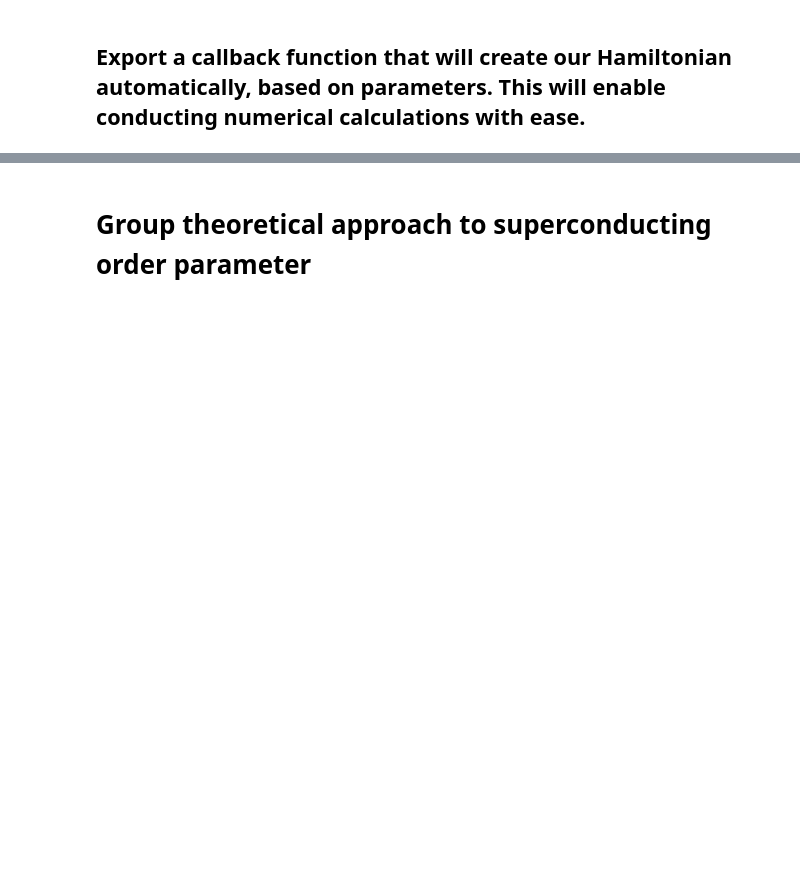
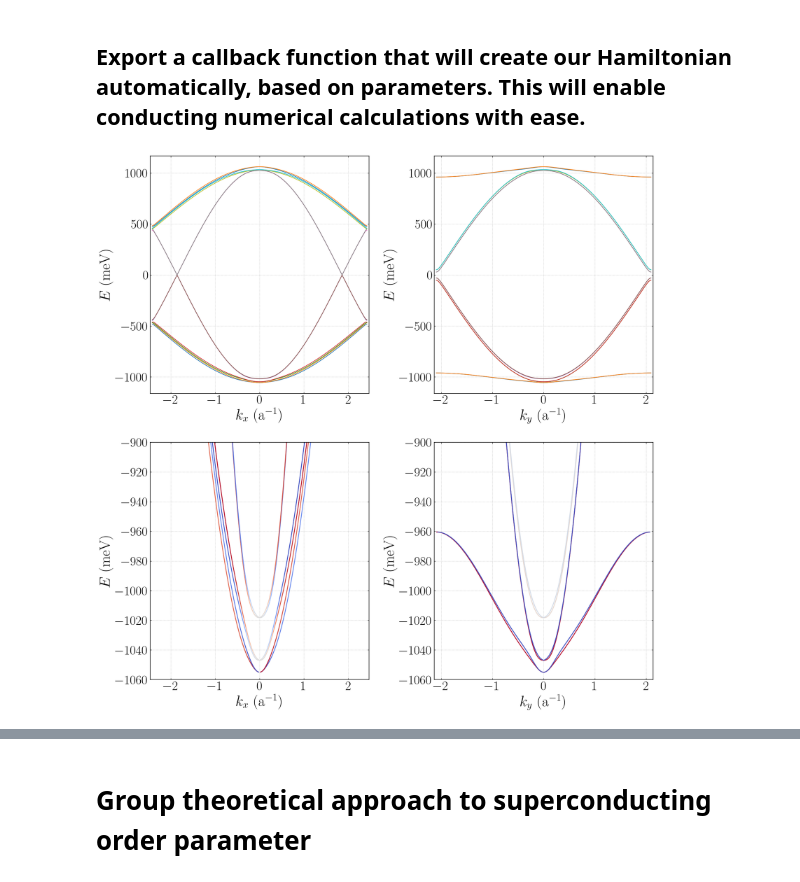
Before and after one commit to j-czarnecki/LAO-STO, a Jupyter notebook: Symbolic/SuperconductingGapSymmetry.ipynb, the cells around one changed output, grey strips where cells are left out. Saved outputs shown, nothing was run; the diff lists cells and outputs as text; code cells hidden in the pictures; blank space fills up the shorter version.

```diff
--- a/Symbolic/SuperconductingGapSymmetry.ipynb
+++ b/Symbolic/SuperconductingGapSymmetry.ipynb
@@ -177,12 +194,16 @@ display(H_mu)
 # %%
 #No need to conjugate since H is diagonalized via eigh(), which take only upper triangle
 H = H_intraorbital + H_interorbital + H_SOC + H_tri + H_mu
-compute_H = sp.lambdify((k_x, k_y, t_sigma, t_pi, l_soc, t_rashba, d_tri, mu), H, modules='numpy')
+compute_H = sp.lambdify((k_x, k_y, t_sigma, t_pi, l_soc, t_rashba, d_tri, mu), H, modules='numpy', cse=True)
 # %%
 #defining parameters
 from dataclasses import dataclass
 @dataclass
 class dispersion_parameters:
+    """
+    This dataclass defines parameters for a tight-binding model of transition metal oxide.
+    Default values correspond to the LAO/STO interface.
+    """
     t_sigma: np.float64 = np.float64(500) #[meV]
     t_pi: np.float64 = np.float64(40) #[meV]
     l_soc: np.float64 = np.float64(-10) #[meV]
@@ -233,11 +249,27 @@ def calculate_spin_expectation(eigenvectors: np.ndarray) -> tuple:
     return spin_x, spin_y, spin_z
 # %%
 def plot_k_slices(params: dispersion_parameters, ham_dim: int, n_k_points: int = 200):
+    """
+    Plot energy bands along k_x and k_y directions.
+
+    Parameters:
+    -----------
+    params : dispersion_parameters
+        Parameters for the tight-binding model.
+    ham_dim : int
+        Dimension of the Hamiltonian matrix.
+    n_k_points : int, optional
+        Number of points to sample along k_x and k_y directions.
+        Default is 200.
+    """
+
+    """ ------ Plot along k_x direction (k_y = 0) ------- """
     fig, axes = plt.subplots(2,2, figsize=(20, 20))
     k_x_vals = np.linspace(-MAX_KX_BZ, MAX_KX_BZ, n_k_points)
     Energies = np.zeros((k_x_vals.size, ham_dim))
     S_z = np.zeros((k_x_vals.size, ham_dim))
 
+    # Slice along k_x direction (k_y = 0)
     for i, kx in enumerate(k_x_vals):
         H_k = compute_H(kx, 0, params.t_sigma, params.t_pi, params.l_soc, params.t_rashba, params.d_tri, params.mu)
         evals, evecs = np.linalg.eigh(H_k)
@@ -248,7 +280,7 @@ def plot_k_slices(params: dispersion_parameters, ham_dim: int, n_k_points: int =
     axes[0, 0].set_ylabel(r'$E$ (meV)')
     axes[0, 0].grid(True, linestyle=':')
 
-    # Low energy plot
+    # Low energy plot along k_x with spin expectation value coloring
     for band in range(ham_dim):
         points = np.array([k_x_vals, Energies[:, band]]).T.reshape(-1, 1, 2)
         segments = np.concatenate([points[:-1], points[1:]], axis=1)
@@ -263,38 +295,42 @@ def plot_k_slices(params: dispersion_parameters, ham_dim: int, n_k_points: int =
     axes[1, 0].set_ylim(bottom=-1060, top = -900)
     axes[1, 0].grid(True, linestyle=':')
 
+    """ ------ Plot along k_y direction (k_x = 0) ------- """
     k_y_vals = np.linspace(-MAX_KY_BZ, MAX_KY_BZ, n_k_points)
     Energies = np.zeros((k_y_vals.size, ham_dim))
     S_z = np.zeros((k_y_vals.size, ham_dim))
+    # Slice along k_y direction (k_x = 0)
     for i, ky in enumerate(k_y_vals):
         H_k = compute_H(0, ky, params.t_sigma, params.t_pi, params.l_soc, params.t_rashba, params.d_tri, params.mu)
         evals, evecs = np.linalg.eigh(H_k)
         Energies[i] = evals
         _, _, S_z[i] = calculate_spin_expectation(evecs)
     axes[0, 1].plot(k_y_vals, Energies)
     axes[0, 1].set_xlabel(r'$k_y$ (a$^{-1}$)')
     axes[0, 1].set_ylabel(r'$E$ (meV)')
     axes[0, 1].grid(True, linestyle=':')
 
-    # Low energy plot
+    # Low energy plot along k_y with spin expectation value coloring
     for band in range(ham_dim):
         points = np.array([k_y_vals, Energies[:, band]]).T.reshape(-1, 1, 2)
         segments = np.concatenate([points[:-1], points[1:]], axis=1)
         lc = LineCollection(segments, cmap='coolwarm', linewidth=2)
         segmentColors = 0.5 * (S_z[:-1, band] + S_z[1:, band])
         lc.set_array(segmentColors)
         axes[1, 1].add_collection(lc)
         axes[1, 1].autoscale()
 
     axes[1, 1].set_xlabel(r'$k_y$ (a$^{-1}$)')
     axes[1, 1].set_ylabel(r'$E$ (meV)')
     axes[1, 1].set_ylim(bottom=-1060, top = -900)
     axes[1, 1].grid(True, linestyle=':')
 
     plt.tight_layout()
     plt.show()
 
 plot_k_slices(params, 12)
+# %% [output]
+[figure, added]
 # %%
 from scipy.interpolate import RegularGridInterpolator
 
```
Also changed, not shown: parts of 26 cells of this notebook, 1 other file.
